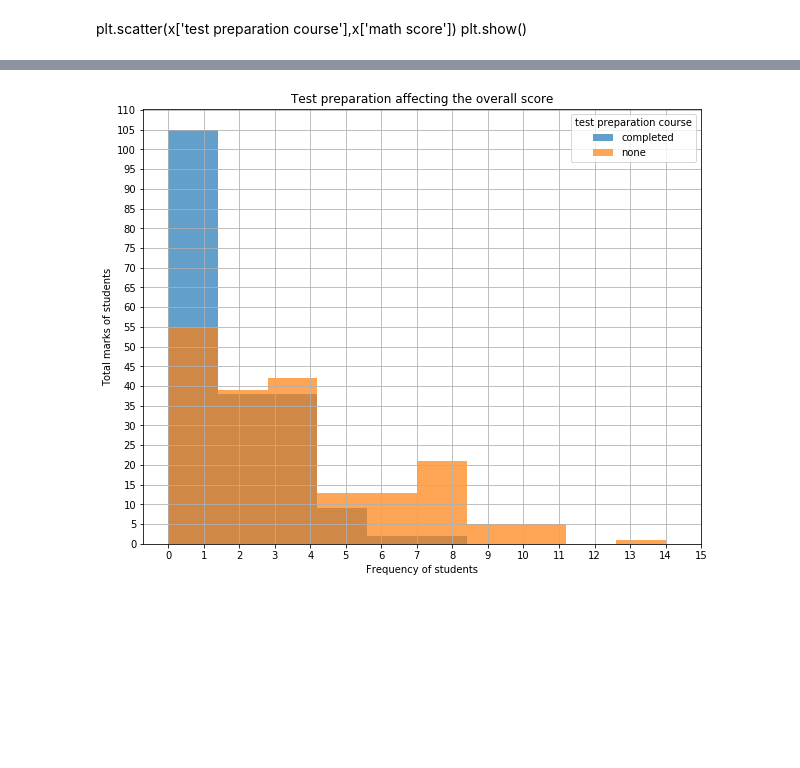
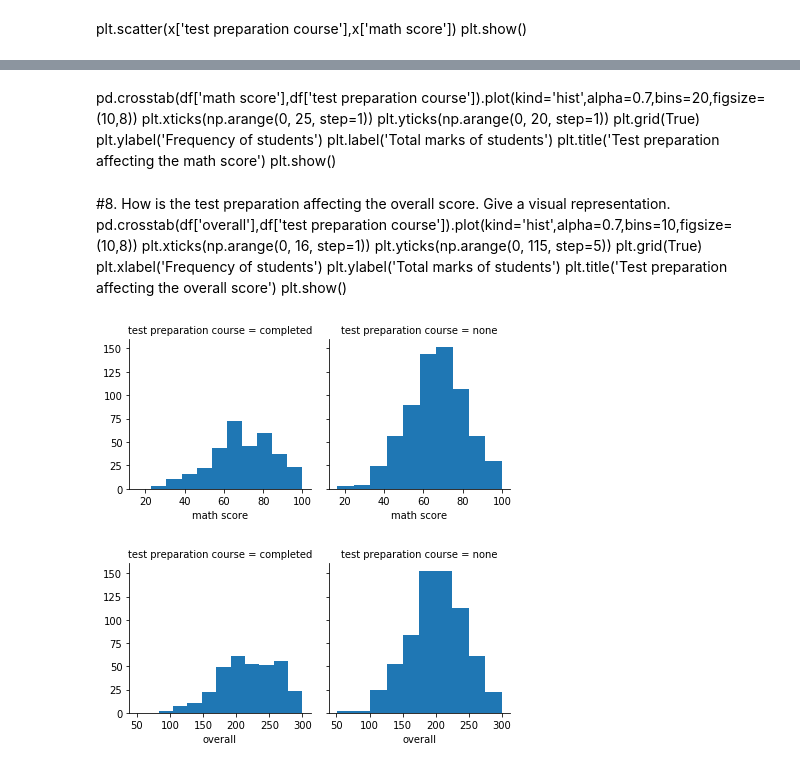
Before and after one commit to ThisIsSakshi/UST-Python-Training, a Jupyter notebook: Assignment_for_7_Dec.ipynb, the cells around one changed output, grey strips where cells are left out. Saved outputs shown, nothing was run; the diff lists cells and outputs as text; code cells hidden in the pictures; blank space fills up the shorter version.

```diff
--- a/Assignment_for_7_Dec.ipynb
+++ b/Assignment_for_7_Dec.ipynb
@@ -3,7 +3,7 @@ import numpy as np
 import pandas as pd
 import matplotlib.pyplot as plt
 # %%
-df=pd.read_csv(r'C:\Users\User\Downloads\Test-core-Dataset.csv')
+df=pd.read_csv(r'C:\Users\SAKSHI\Documents\python\Test-core-Dataset.csv')
 df.head()
 # %% [output]
 |  | gender | race/ethnicity | parental level of education | lunch | test preparation course | math score | ... |
@@ -327,12 +315,0 @@ plt.show()
-# %%
-#8. How is the test preparation affecting the overall score. Give a visual representation.
-pd.crosstab(df['overall'],df['test preparation course']).plot(kind='hist',alpha=0.7,bins=10,figsize=(10,8))
-plt.xticks(np.arange(0, 16, step=1))
-plt.yticks(np.arange(0, 115, step=5))
-plt.grid(True)
-plt.xlabel('Frequency of students')
-plt.ylabel('Total marks of students')
-plt.title('Test preparation affecting the overall score')
-plt.show()
-# %% [output]
-[figure, removed]
@@ -340,0 +316,34 @@ plt.show()
+# %% [markdown]
+pd.crosstab(df['math score'],df['test preparation course']).plot(kind='hist',alpha=0.7,bins=20,figsize=(10,8))
+plt.xticks(np.arange(0, 25, step=1))
+plt.yticks(np.arange(0, 20, step=1))
+plt.grid(True)
+plt.ylabel('Frequency of students')
+plt.label('Total marks of students')
+plt.title('Test preparation affecting the math score')
+plt.show()
+# %% [markdown]
+#8. How is the test preparation affecting the overall score. Give a visual representation.
+pd.crosstab(df['overall'],df['test preparation course']).plot(kind='hist',alpha=0.7,bins=10,figsize=(10,8))
+plt.xticks(np.arange(0, 16, step=1))
+plt.yticks(np.arange(0, 115, step=5))
+plt.grid(True)
+plt.xlabel('Frequency of students')
+plt.ylabel('Total marks of students')
+plt.title('Test preparation affecting the overall score')
+plt.show()
+# %%
+#7. How is the test preparation affecting the math score. Give a visual representation.
+import seaborn as sns
+g = sns.FacetGrid(df, col="test preparation course")
+g = g.map(plt.hist,"math score")
+plt.show()
+# %% [output]
+[figure, added]
+# %%
+#8. How is the test preparation affecting the overall score. Give a visual representation.
+g = sns.FacetGrid(df, col="test preparation course")
+g = g.map(plt.hist,"overall")
+plt.show()
+# %% [output]
+[figure, added]
```
Also changed, not shown: parts of 16 cells of this notebook.
